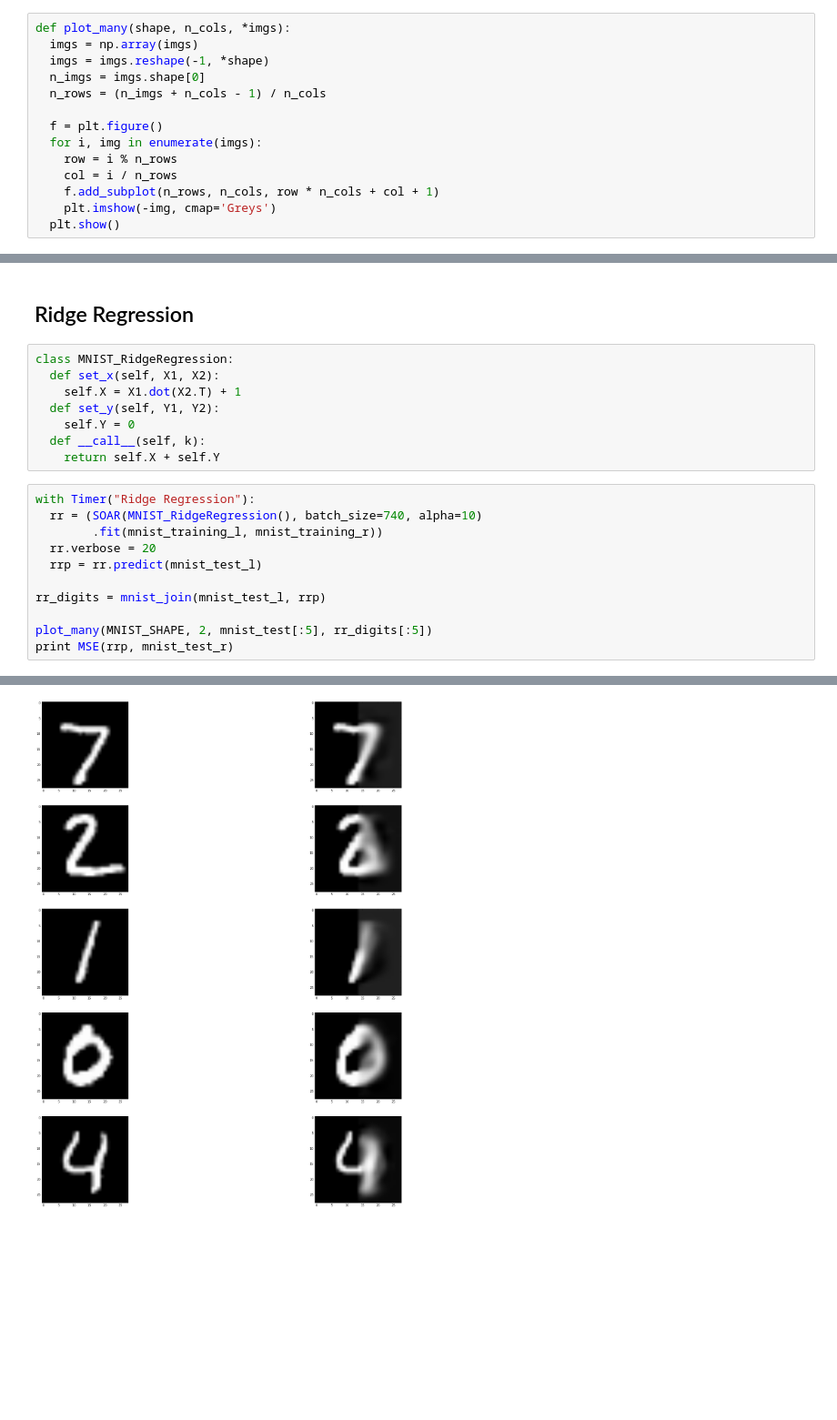
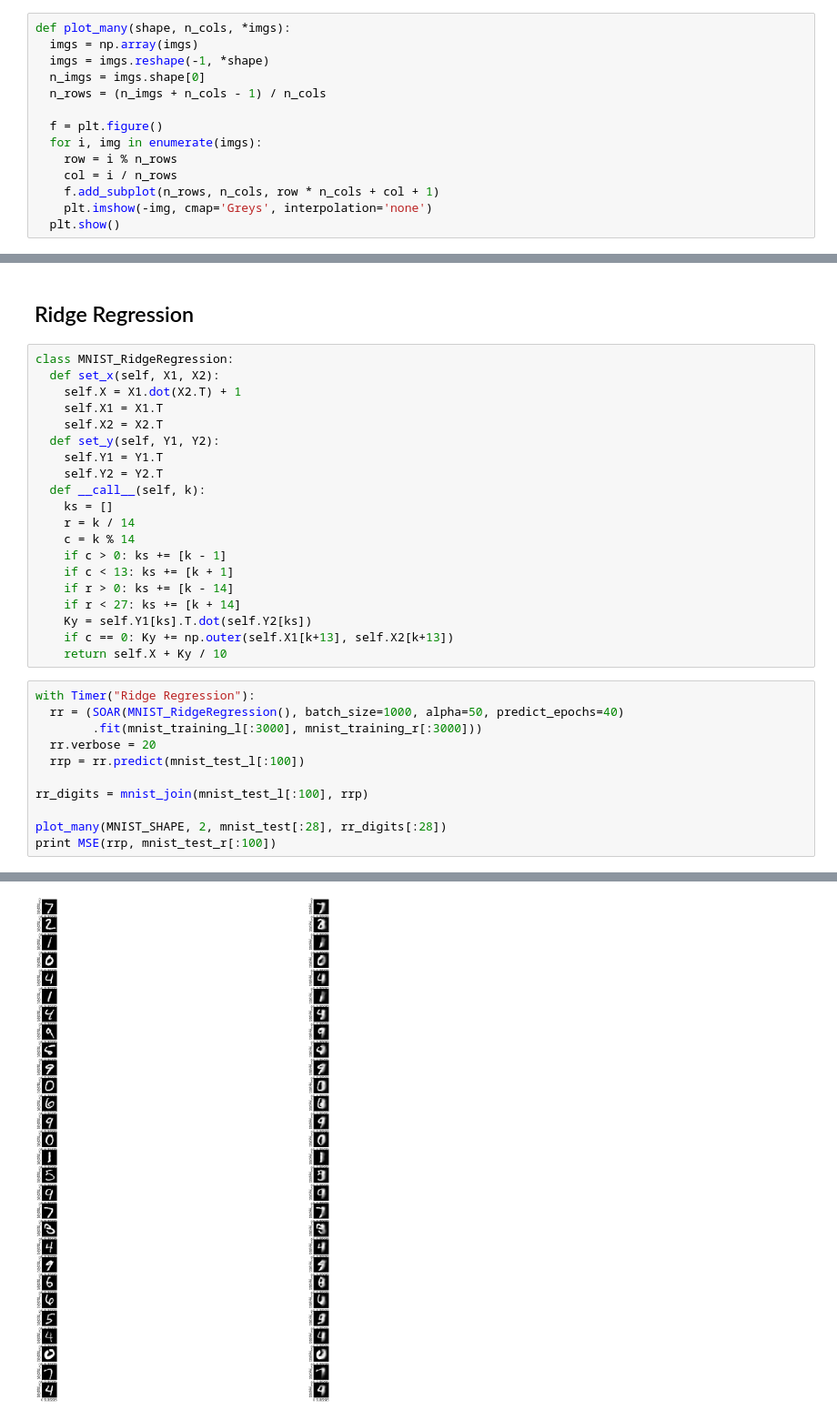
Before and after one commit to ehlemur-zz/BP, a Jupyter notebook: SOP Scratchpad.ipynb, the cells around one changed output, grey strips where cells are left out. Shown at 91% size. Drawn from its saved outputs; the diff is of its cells as text; blank space fills up the shorter version.

```diff
--- a/SOP Scratchpad.ipynb
+++ b/SOP Scratchpad.ipynb
@@ -32,7 +32,7 @@ def plot_many(shape, n_cols, *imgs):
     row = i % n_rows
     col = i / n_rows
     f.add_subplot(n_rows, n_cols, row * n_cols + col + 1)
-    plt.imshow(-img, cmap='Greys')
+    plt.imshow(-img, cmap='Greys', interpolation='none')
   plt.show()
 # %%
 def L2_squared(X):
@@ -301,24 +301,36 @@ def mnist_join(left, right):
                    axis=2).reshape(-1, MNIST_DIM)
 # %% [markdown]
 ## Ridge Regression
-# %%
-class MNIST_RidgeRegression:
-  def set_x(self, X1, X2):
-    self.X = X1.dot(X2.T) + 1
-  def set_y(self, Y1, Y2):
-    self.Y = 0
-  def __call__(self, k):
-    return self.X + self.Y
+# %%
+class MNIST_RidgeRegression:
+  def set_x(self, X1, X2):
+    self.X = X1.dot(X2.T) + 1
+    self.X1 = X1.T
+    self.X2 = X2.T
+  def set_y(self, Y1, Y2):
+    self.Y1 = Y1.T
+    self.Y2 = Y2.T
+  def __call__(self, k):
+    ks = []
+    r = k / 14
+    c = k % 14
+    if c > 0: ks += [k - 1]
+    if c < 13: ks += [k + 1]
+    if r > 0: ks += [k - 14]
+    if r < 27: ks += [k + 14]
+    Ky = self.Y1[ks].T.dot(self.Y2[ks])
+    if c == 0: Ky += np.outer(self.X1[k+13], self.X2[k+13])
+    return self.X + Ky / 10
 # %%
 with Timer("Ridge Regression"):
-  rr = (SOAR(MNIST_RidgeRegression(), batch_size=740, alpha=10)
-        .fit(mnist_training_l, mnist_training_r))
+  rr = (SOAR(MNIST_RidgeRegression(), batch_size=1000, alpha=50, predict_epochs=40)
+        .fit(mnist_training_l[:3000], mnist_training_r[:3000]))
   rr.verbose = 20
-  rrp = rr.predict(mnist_test_l)
+  rrp = rr.predict(mnist_test_l[:100])
 
-rr_digits = mnist_join(mnist_test_l, rrp)
+rr_digits = mnist_join(mnist_test_l[:100], rrp)
 
-plot_many(MNIST_SHAPE, 2, mnist_test[:5], rr_digits[:5])
-print MSE(rrp, mnist_test_r)
+plot_many(MNIST_SHAPE, 2, mnist_test[:28], rr_digits[:28])
+print MSE(rrp, mnist_test_r[:100])
 # %% [output]
 Started Ridge Regression
@@ -327 +340 @@ Finished Ridge Regression 18m 52s
-[figure, old version]
+[figure, new version]
```
Also changed, not shown: parts of 2 cells of this notebook.
